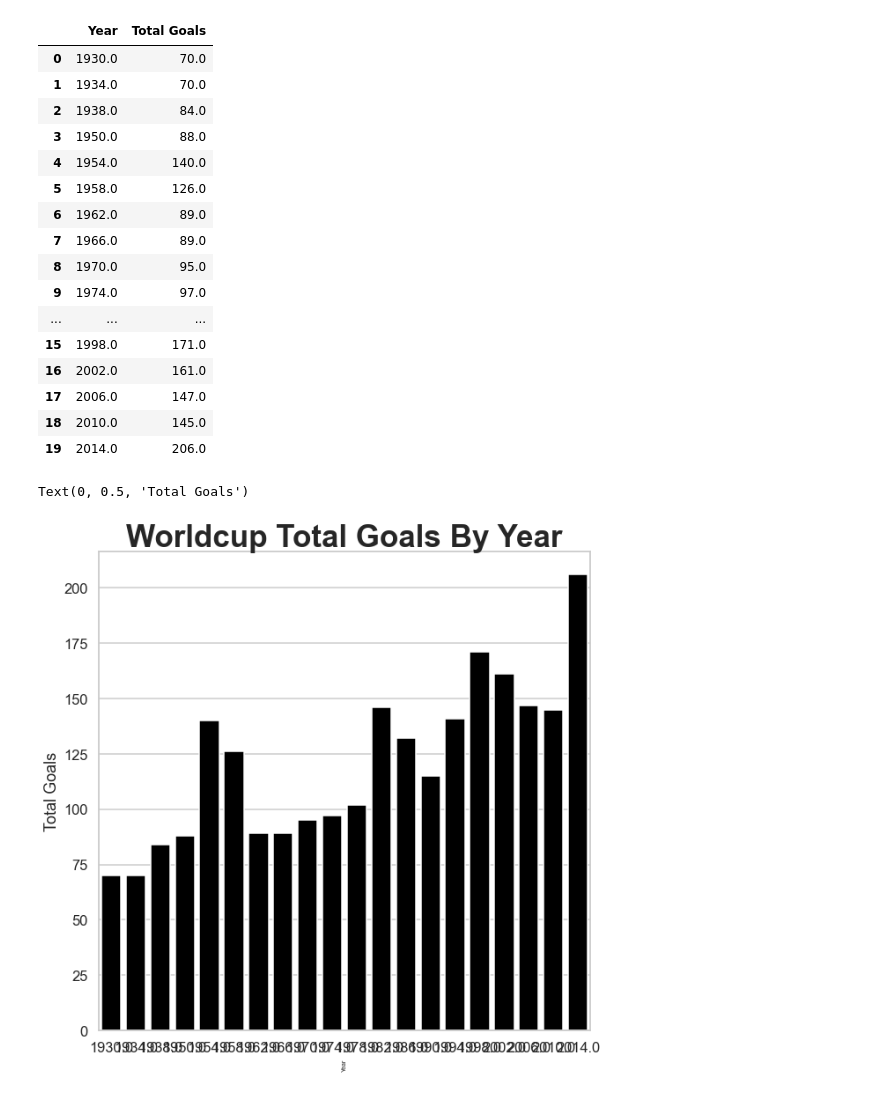
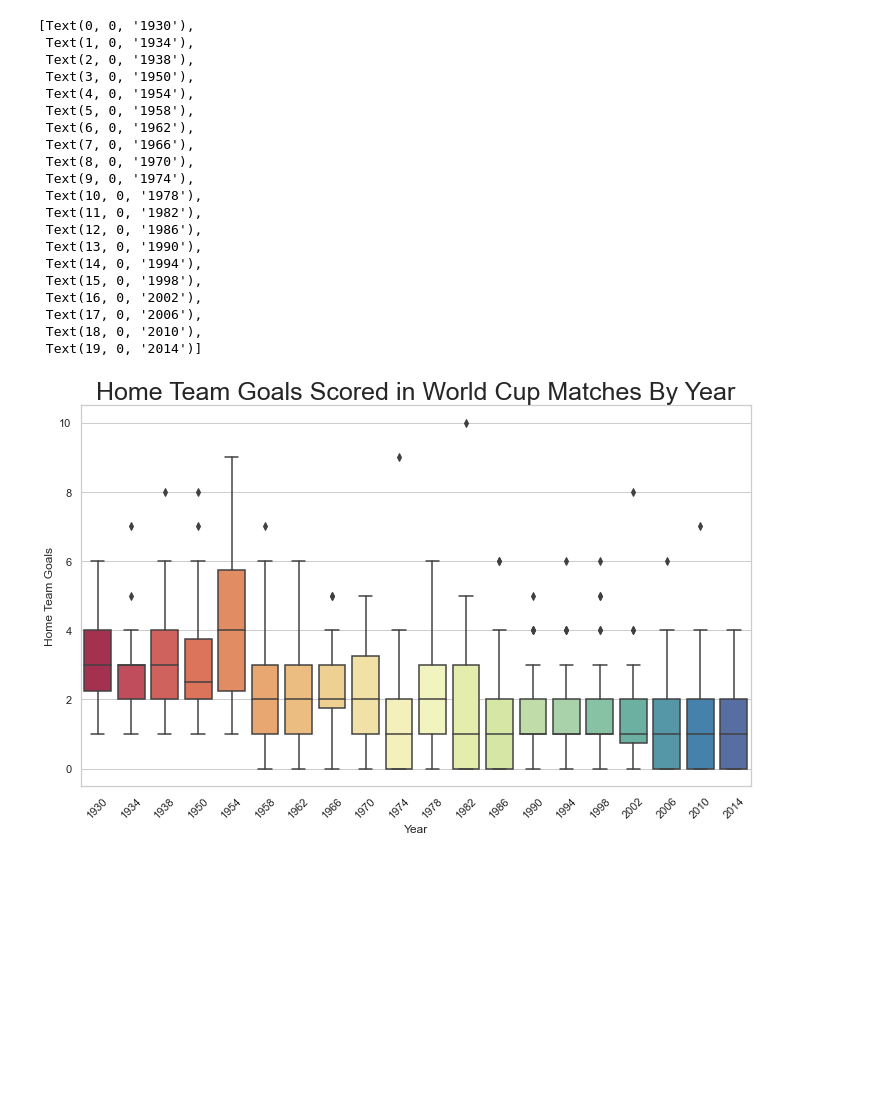
Before and after one commit to feelzoo/FIFA-WorldCup, a Jupyter notebook: FIFA World Cup.ipynb, the cells around one changed output. Drawn from its saved outputs; the diff is of its cells as text; code cells hidden in the pictures; blank space fills up the shorter version.

```diff
--- a/FIFA World Cup.ipynb
+++ b/FIFA World Cup.ipynb
@@ -29,0 +157,10 @@ worldcup['Total Goals'] = worldcup['Home Team Goals'] + worldcup['Away Team Goal
+# %%
+f,ax = plt.subplots(figsize = (12,7))
+sns.set_style('whitegrid')
+sns.set_context('poster',font_scale = .8)
+sns.barplot(data=worldcup_goals,x='Year',y='Total Goals',color = 'darkblue')
+ax.set_title('Total Goals Scored In World Cup Matches By Year',fontsize = 20)
+ax.set_xlabel('Year',fontsize = 20)
+ax.set_xticklabels(ax.get_xticklabels(),rotation = 45)
+ax.set_ylabel('Total Goals')
+plt.show()
@@ -48,30 +214,33 @@ worldcup_goals = worldcup.groupby('Year')['Total Goals'].sum().reset_index()
-# %%
-worldcup_goals
-# %% [output]
-|  | Year | Total Goals |
-| 0 | 1930.0 | 70.0 |
-| 1 | 1934.0 | 70.0 |
-| 2 | 1938.0 | 84.0 |
-| 3 | 1950.0 | 88.0 |
-| 4 | 1954.0 | 140.0 |
-| 5 | 1958.0 | 126.0 |
-| 6 | 1962.0 | 89.0 |
-| 7 | 1966.0 | 89.0 |
-| 8 | 1970.0 | 95.0 |
-| 9 | 1974.0 | 97.0 |
-| ... | ... | ... |
-| 15 | 1998.0 | 171.0 |
-| 16 | 2002.0 | 161.0 |
-| 17 | 2006.0 | 147.0 |
-| 18 | 2010.0 | 145.0 |
-| 19 | 2014.0 | 206.0 |
-# %%
-fig,ax = plt.subplots(figsize = (10,10))
-sns.set_style('whitegrid')
-sns.barplot(data=worldcup_goals,x='Year',y='Total Goals',color = 'black')
-ax.set_title('Worldcup Total Goals By Year',fontsize = 35,fontweight = 'bold')
-ax.set_xlabel('Year',fontsize = 7,rotation = 90)
-ax.set_ylabel('Total Goals')
-# %% [output]
-Text(0, 0.5, 'Total Goals')
-[figure, removed]
+# %%
+#select only the rows that has appropriate year data
+worldcup2 = worldcup[~worldcup['Year'].isin([0])]
+# %%
+#boxplot home team goals by year
+f,ax2 = plt.subplots(figsize=(12,7))
+sns.set_context('notebook')
+sns.set_style('whitegrid')
+sns.boxplot(data=worldcup2,x='Year',y='Home Team Goals',palette = 'Spectral')
+ax2.set_title('Home Team Goals Scored in World Cup Matches By Year',fontsize = 25)
+ax2.set_xticklabels(ax.get_xticklabels(),rotation = 45)
+# %% [output]
+[Text(0, 0, '1930'),
+ Text(1, 0, '1934'),
+ Text(2, 0, '1938'),
+ Text(3, 0, '1950'),
+ Text(4, 0, '1954'),
+ Text(5, 0, '1958'),
+ Text(6, 0, '1962'),
+ Text(7, 0, '1966'),
+ Text(8, 0, '1970'),
+ Text(9, 0, '1974'),
+ Text(10, 0, '1978'),
+ Text(11, 0, '1982'),
+ Text(12, 0, '1986'),
+ Text(13, 0, '1990'),
+ Text(14, 0, '1994'),
+ Text(15, 0, '1998'),
+ Text(16, 0, '2002'),
+ Text(17, 0, '2006'),
+ Text(18, 0, '2010'),
+ Text(19, 0, '2014')]
+[figure, added]
```
Also changed, not shown: parts of 21 cells of this notebook, 1 other file.
